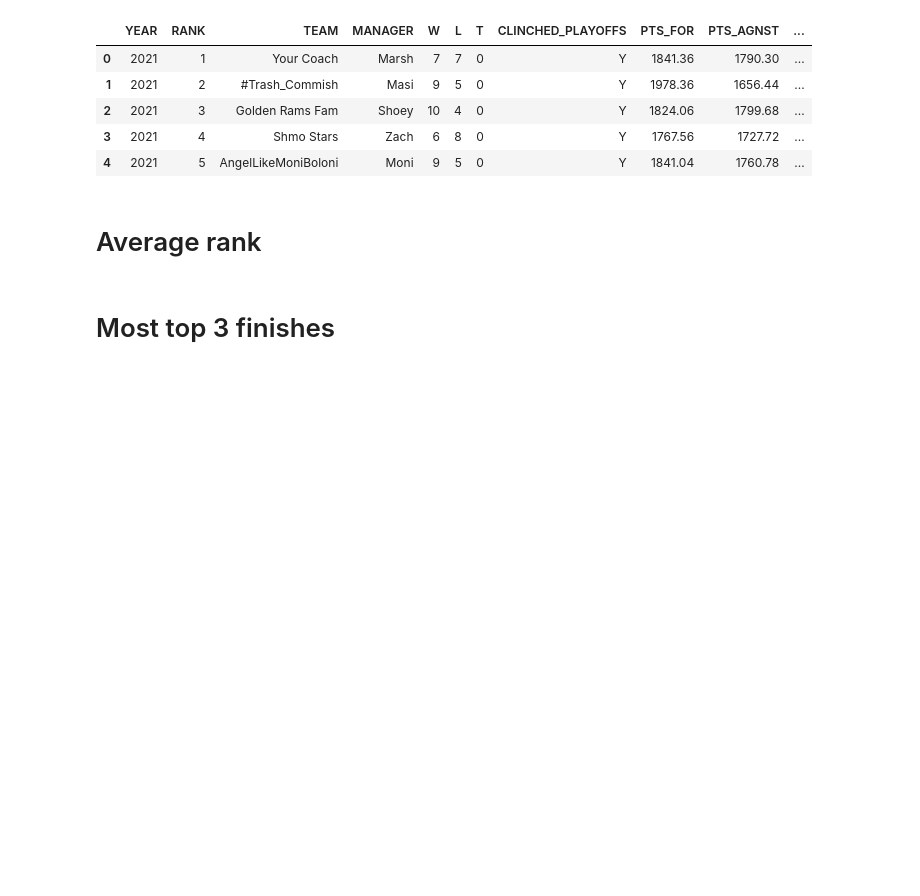
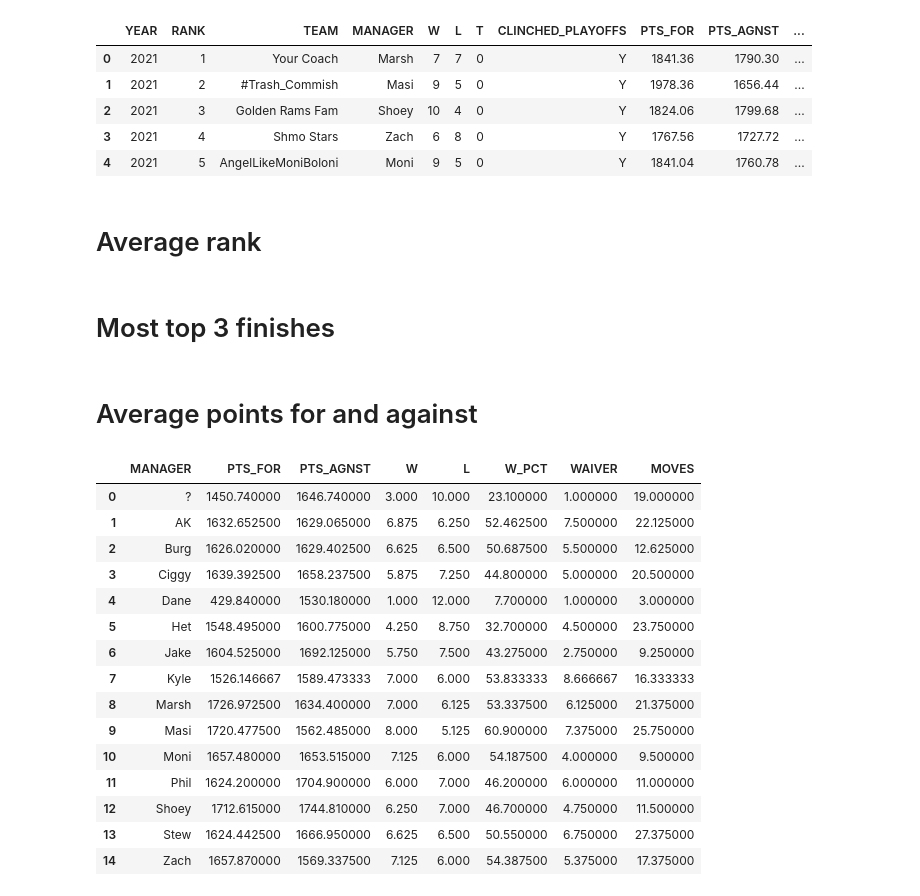
Before and after one commit to msimoni18/mo-chicken, a Jupyter notebook: data/plots.ipynb, the cells around one changed output. Saved outputs shown, nothing was run; the diff lists cells and outputs as text; code cells hidden in the pictures; blank space fills up the shorter version.

```diff
--- a/data/plots.ipynb
+++ b/data/plots.ipynb
@@ -5,6 +5,7 @@ import plotly.express as px
 import plotly.graph_objects as go
 # %%
 df = pd.read_excel('data.xlsx')
+df['W_PCT'] = round((df['W'] + 0.5 * df['T']) / (df['W'] + df['L'] + df['T']) * 100, 1)
 df.head()
 # %% [output]
 |  | YEAR | RANK | TEAM | MANAGER | W | L | T | CLINCHED_PLAYOFFS | PTS_FOR | PTS_AGNST | ... |
@@ -52,3 +53,36 @@ fig.update_layout({
 })
 
 fig.show()
+# %% [markdown]
+# Average points for and against
+# %%
+def get_average(data, stat):
+    df = data.copy()
+    df = df.groupby('MANAGER')[stat].mean().to_frame().reset_index()
+    return df
+
+frames = []
+for i in ['PTS_FOR', 'PTS_AGNST', 'W', 'L', 'W_PCT', 'WAIVER', 'MOVES']:
+    df_stat = get_average(df, i)
+    frames.append(df_stat)
+
+df_averages = pd.concat(frames, axis=1)
+df_averages = df_averages.loc[:, ~df_averages.columns.duplicated()]
+df_averages
+# %% [output]
+|  | MANAGER | PTS_FOR | PTS_AGNST | W | L | W_PCT | WAIVER | MOVES |
+| 0 | ? | 1450.740000 | 1646.740000 | 3.000 | 10.000 | 23.100000 | 1.000000 | 19.000000 |
+| 1 | AK | 1632.652500 | 1629.065000 | 6.875 | 6.250 | 52.462500 | 7.500000 | 22.125000 |
+| 2 | Burg | 1626.020000 | 1629.402500 | 6.625 | 6.500 | 50.687500 | 5.500000 | 12.625000 |
+| 3 | Ciggy | 1639.392500 | 1658.237500 | 5.875 | 7.250 | 44.800000 | 5.000000 | 20.500000 |
+| 4 | Dane | 429.840000 | 1530.180000 | 1.000 | 12.000 | 7.700000 | 1.000000 | 3.000000 |
+| 5 | Het | 1548.495000 | 1600.775000 | 4.250 | 8.750 | 32.700000 | 4.500000 | 23.750000 |
+| 6 | Jake | 1604.525000 | 1692.125000 | 5.750 | 7.500 | 43.275000 | 2.750000 | 9.250000 |
+| 7 | Kyle | 1526.146667 | 1589.473333 | 7.000 | 6.000 | 53.833333 | 8.666667 | 16.333333 |
+| 8 | Marsh | 1726.972500 | 1634.400000 | 7.000 | 6.125 | 53.337500 | 6.125000 | 21.375000 |
+| 9 | Masi | 1720.477500 | 1562.485000 | 8.000 | 5.125 | 60.900000 | 7.375000 | 25.750000 |
+| 10 | Moni | 1657.480000 | 1653.515000 | 7.125 | 6.000 | 54.187500 | 4.000000 | 9.500000 |
+| 11 | Phil | 1624.200000 | 1704.900000 | 6.000 | 7.000 | 46.200000 | 6.000000 | 11.000000 |
+| 12 | Shoey | 1712.615000 | 1744.810000 | 6.250 | 7.000 | 46.700000 | 4.750000 | 11.500000 |
+| 13 | Stew | 1624.442500 | 1666.950000 | 6.625 | 6.500 | 50.550000 | 6.750000 | 27.375000 |
+| 14 | Zach | 1657.870000 | 1569.337500 | 7.125 | 6.000 | 54.387500 | 5.375000 | 17.375000 |
```
Also changed, not shown: parts of 2 cells of this notebook, 9 other files.
